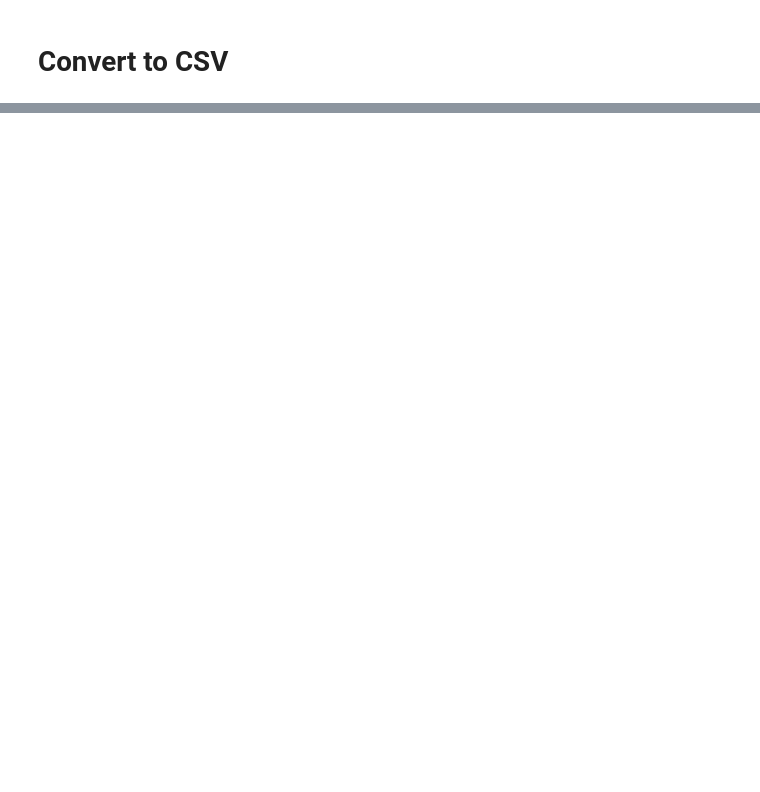
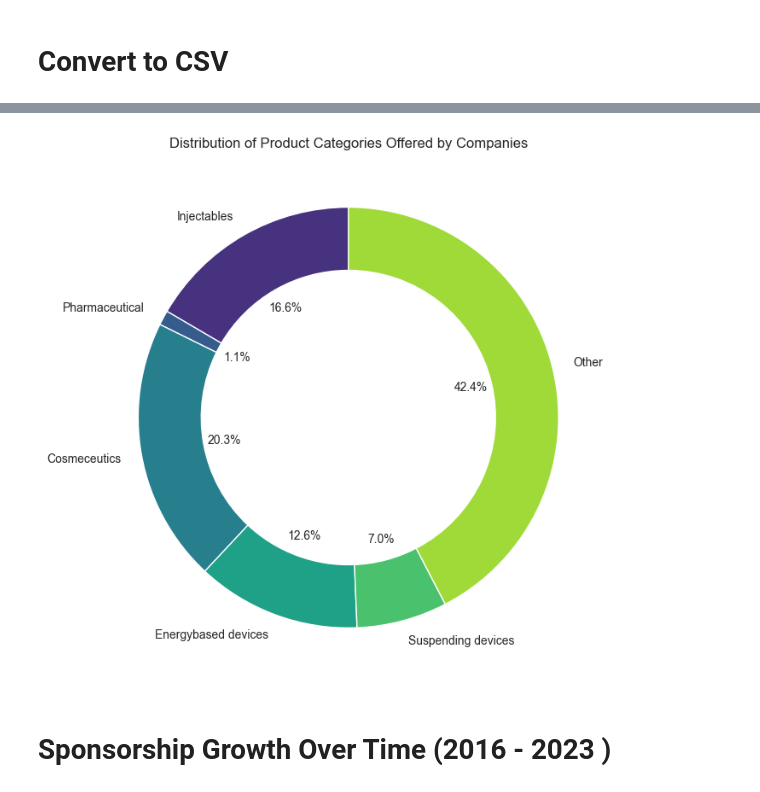
Before and after one commit to m3m3rmaid/IMCAS2023-sponsorlists, a Jupyter notebook: IMCAS-sponsor.ipynb, the cells around one changed output, grey strips where cells are left out. Cells and saved outputs as stored; diff of their text form; code cells hidden in the pictures; blank space fills up the shorter version.

```diff
--- a/IMCAS-sponsor.ipynb
+++ b/IMCAS-sponsor.ipynb
@@ -405,0 +604,30 @@ df.head(10)
+# %%
+# Define columns that will be set based on 'Product Type'
+cols_to_set = ['Injectables', 'Pharmaceutical', 'Cosmeceutics', 'Energybased devices', 'Suspending devices', 'Other']
+
+# Initialize the columns with zeros
+for col in cols_to_set:
+    data[col] = 0
+
+# Categorize the product types based on the provided logic
+for index, row in data.iterrows():
+    product_type = row['Product Type']
+    if isinstance(product_type, str):
+        product_types = product_type.split('-')
+        for product in product_types:
+            if 'Injectables' in product:
+                data.at[index, 'Injectables'] = 1
+            elif 'Pharmaceutical' in product:
+                data.at[index, 'Pharmaceutical'] = 1
+            elif 'Cosmeceutics' in product:
+                data.at[index, 'Cosmeceutics'] = 1
+            elif 'Energybaseddevices' in product:
+                data.at[index, 'Energybased devices'] = 1
+            elif 'Thread' in product:
+                data.at[index, 'Suspending devices'] = 1
+            else:
+                data.at[index, 'Other'] = 1
+
+# Calculate the counts for each category
+category_counts = data[cols_to_set].sum()
+category_counts
@@ -405,0 +642,11 @@ df.head(10)
+# %%
+# Plot the distribution of product categories using a donut chart
+fig, ax = plt.subplots(figsize=(12, 8))
+colors = sns.color_palette('viridis', len(category_counts))
+ax.pie(category_counts, labels=category_counts.index, autopct='%1.1f%%', startangle=90, colors=colors, wedgeprops=dict(width=0.3))
+plt.title('Distribution of Product Categories Offered by Companies')
+plt.show()
+# %% [output]
+[figure, added]
+# %% [markdown]
+# Sponsorship Growth Over Time (2016 - 2023 )
```
Also changed, not shown: parts of 52 cells of this notebook.
